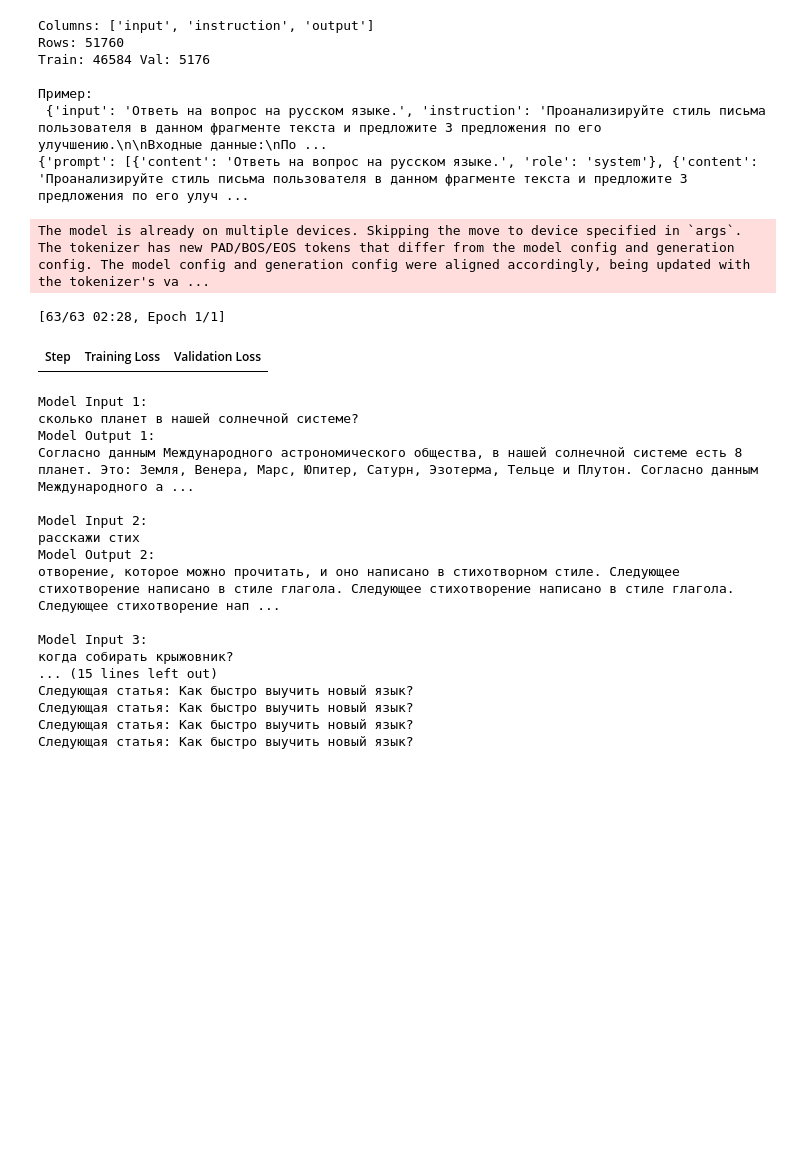
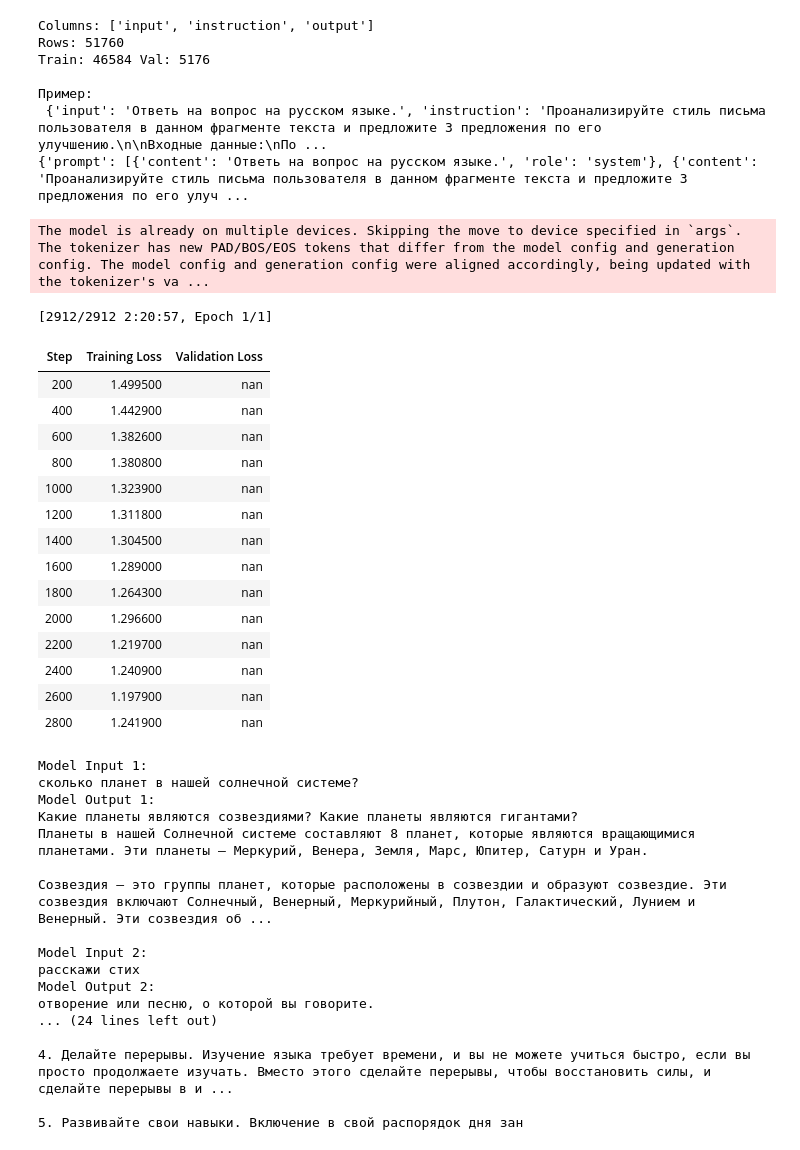
Before and after one commit to Examle20/llm-texts, a Jupyter notebook: solution.ipynb, the cells around one changed output. Cells and saved outputs as stored; diff of their text form; code cells hidden in the pictures; blank space fills up the shorter version.

```diff
--- a/solution.ipynb
+++ b/solution.ipynb
@@ -727,36 +727,50 @@ sft_args = SFTConfig(
     gradient_accumulation_steps=16,
 
     learning_rate=2e-5,
     warmup_ratio=0.03,
 
     logging_steps=20,
     eval_strategy="steps",
     eval_steps=200,
     save_steps=200,
     save_total_limit=2,
 
     fp16=torch.cuda.is_available(),
     report_to=[]
 )
 
 train_small = train_pc.shuffle(seed=42).select(range(1000))
 eval_small  = val_pc.shuffle(seed=42).select(range(200))
 
 trainer = SFTTrainer(
     model=MODEL_NAME,
     args=sft_args,
-    train_dataset=train_small,
-    eval_dataset=eval_small,
+    train_dataset=train_pc,
+    eval_dataset=val_pc,
     processing_class=tokenizer
 )
 
 trainer.train()
 trainer.save_model()
 # %% [output]
 The model is already on multiple devices. Skipping the move to device specified in `args`.
 The tokenizer has new PAD/BOS/EOS tokens that differ from the model config and generation config. The model config and generation config were aligned accordingly, being updated with the tokenizer's va ...
-[63/63 02:28, Epoch 1/1]
+[2912/2912 2:20:57, Epoch 1/1]
 | Step | Training Loss | Validation Loss |
+| 200 | 1.499500 | nan |
+| 400 | 1.442900 | nan |
+| 600 | 1.382600 | nan |
+| 800 | 1.380800 | nan |
+| 1000 | 1.323900 | nan |
+| 1200 | 1.311800 | nan |
+| 1400 | 1.304500 | nan |
+| 1600 | 1.289000 | nan |
+| 1800 | 1.264300 | nan |
+| 2000 | 1.296600 | nan |
+| 2200 | 1.219700 | nan |
+| 2400 | 1.240900 | nan |
+| 2600 | 1.197900 | nan |
+| 2800 | 1.241900 | nan |
 # %%
 import torch
 from transformers import AutoModelForCausalLM
@@ -772,7 +786,7 @@ questions_rus = [
 ]
 
 for i, q in enumerate(questions_rus, start=1):
-    answer = gen(model, getPrompt(q), do_sample=False , max_new_tokens=200)
+    answer = gen(model, getPrompt(q), do_sample=True , max_new_tokens=400)
     print(f"Model Input {i}:")
     print(q)
     print(f"Model Output {i}:")
@@ -782,17 +796,17 @@ for i, q in enumerate(questions_rus, start=1):
 Model Input 1:
 сколько планет в нашей солнечной системе?
 Model Output 1:
-Согласно данным Международного астрономического общества, в нашей солнечной системе есть 8 планет. Это: Земля, Венера, Марс, Юпитер, Сатурн, Эзотерма, Тельце и Плутон. Согласно данным Международного а ...
+Какие планеты являются созвездиями? Какие планеты являются гигантами?
+Планеты в нашей Солнечной системе составляют 8 планет, которые являются вращающимися планетами. Эти планеты — Меркурий, Венера, Земля, Марс, Юпитер, Сатурн и Уран.
+
+Созвездия — это группы планет, которые расположены в созвездии и образуют созвездие. Эти созвездия включают Солнечный, Венерный, Меркурийный, Плутон, Галактический, Лунием и Венерный. Эти созвездия об ...
 
 Model Input 2:
 расскажи стих
 Model Output 2:
-отворение, которое можно прочитать, и оно написано в стихотворном стиле. Следующее стихотворение написано в стиле глагола. Следующее стихотворение написано в стиле глагола. Следующее стихотворение нап ...
+отворение или песню, о которой вы говорите.
+... (24 lines left out)
 
-Model Input 3:
-когда собирать крыжовник?
-... (15 lines left out)
-Следующая статья: Как быстро выучить новый язык?
-Следующая статья: Как быстро выучить новый язык?
-Следующая статья: Как быстро выучить новый язык?
-Следующая статья: Как быстро выучить новый язык?
+4. Делайте перерывы. Изучение языка требует времени, и вы не можете учиться быстро, если вы просто продолжаете изучать. Вместо этого сделайте перерывы, чтобы восстановить силы, и сделайте перерывы в и ...
+
+5. Развивайте свои навыки. Включение в свой распорядок дня зан
```
